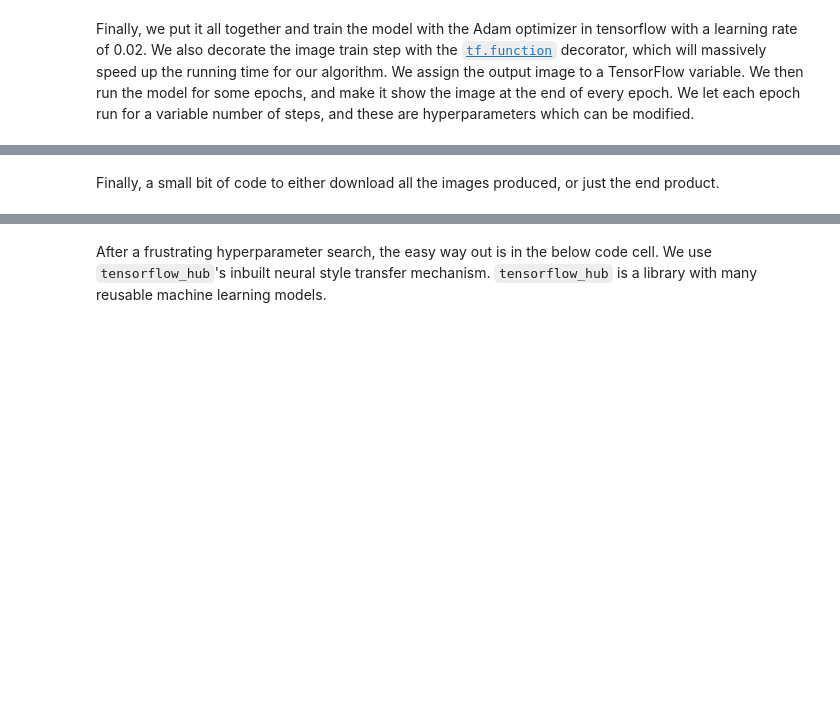
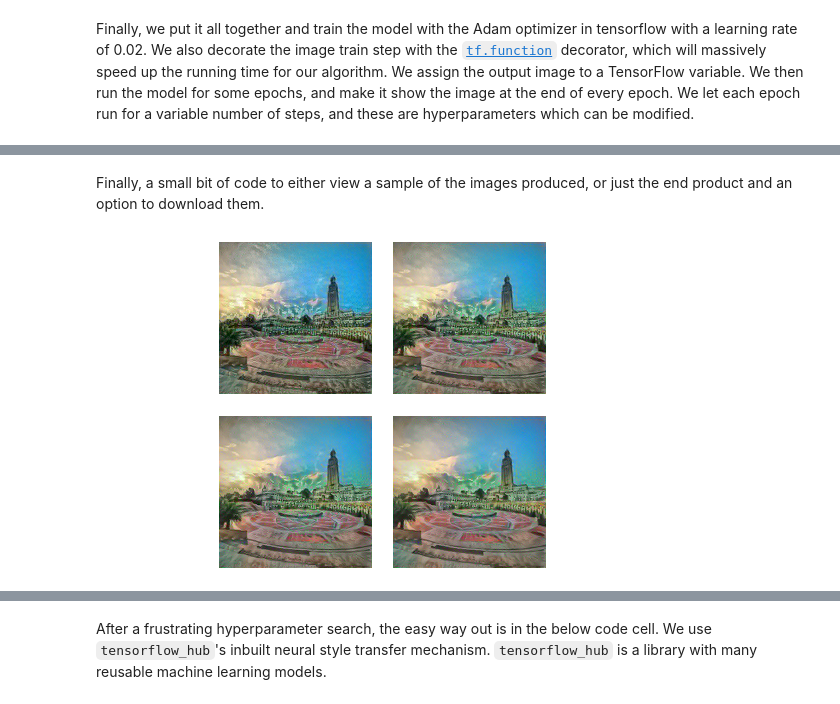
Before and after one commit to sbalan7/ConvNets, a Jupyter notebook: Neural Style Transfer/Neural Style Tranfer.ipynb, the cells around one changed output, grey strips where cells are left out. Saved outputs shown, nothing was run; the diff lists cells and outputs as text; code cells hidden in the pictures; blank space fills up the shorter version.

```diff
--- a/Neural Style Transfer/Neural Style Tranfer.ipynb
+++ b/Neural Style Transfer/Neural Style Tranfer.ipynb
@@ -195,5 +212,6 @@ target_image = tf.Variable(content)
 # %%
-epochs = 20
+target_image = tf.Variable(content)
+epochs = 4
 steps_per_epoch = 50
 
 step = 0
@@ -202,17 +220,11 @@ outputs = []
 for n in range(epochs):
   Tic = time.time()
   for m in range(steps_per_epoch):
+    train_step(target_image)
     step += 1
-    tic = time.time()
-    train_step(target_image)
-    toc = time.time()
-    print("Step " + str(step) + " took " + str(toc-tic) + " sec(s)")
-
-  plt.imshow(np.squeeze(target_image.read_value(), 0))
-  plt.title("Train step: {}".format(step))
-  plt.show()
   Toc = time.time()
   print("Epoch " + str(n+1) + " took " + str(Toc-Tic) + " sec(s)")
 
   outputs.append(tensor_to_image(target_image))
+  print(len(outputs))
 # %% [output]
@@ -220,2 +239,18 @@ Output hidden; open in https://colab.research.google.com to view.
 # %% [markdown]
-Finally, a small bit of code to either download all the images produced, or just the end product.
+Finally, a small bit of code to either view a sample of the images produced, or just the end product and an option to download them.
+# %%
+fig = plt.figure(figsize=(10, 6))
+plt.axis('off')
+
+grid = ImageGrid(fig, 111,
+                 nrows_ncols=(2, 2),
+                 axes_pad=0.3,
+                 )
+
+for ax, im in zip(grid, outputs):
+    ax.imshow(im)
+    ax.set_axis_off()
+
+plt.show()
+# %% [output]
+[figure, added]
```
Also changed, not shown: parts of 16 cells of this notebook.
